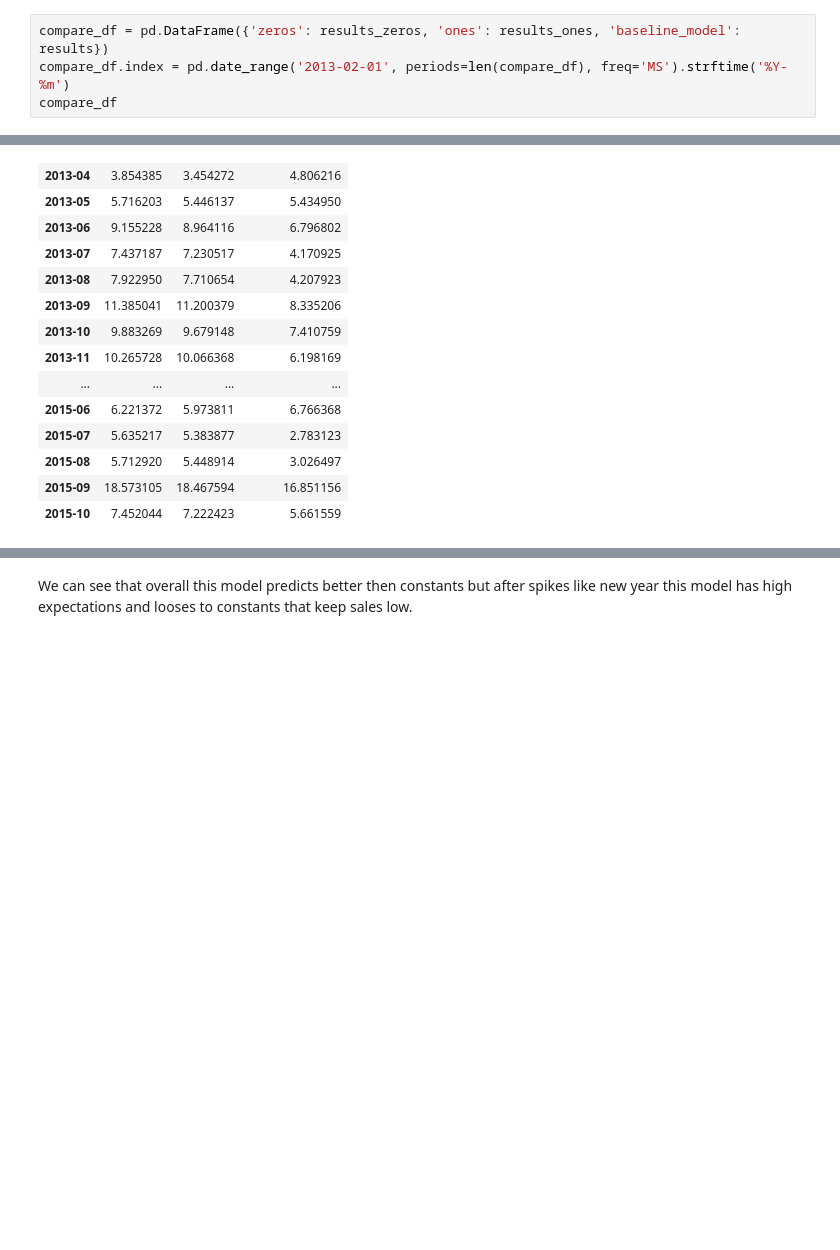
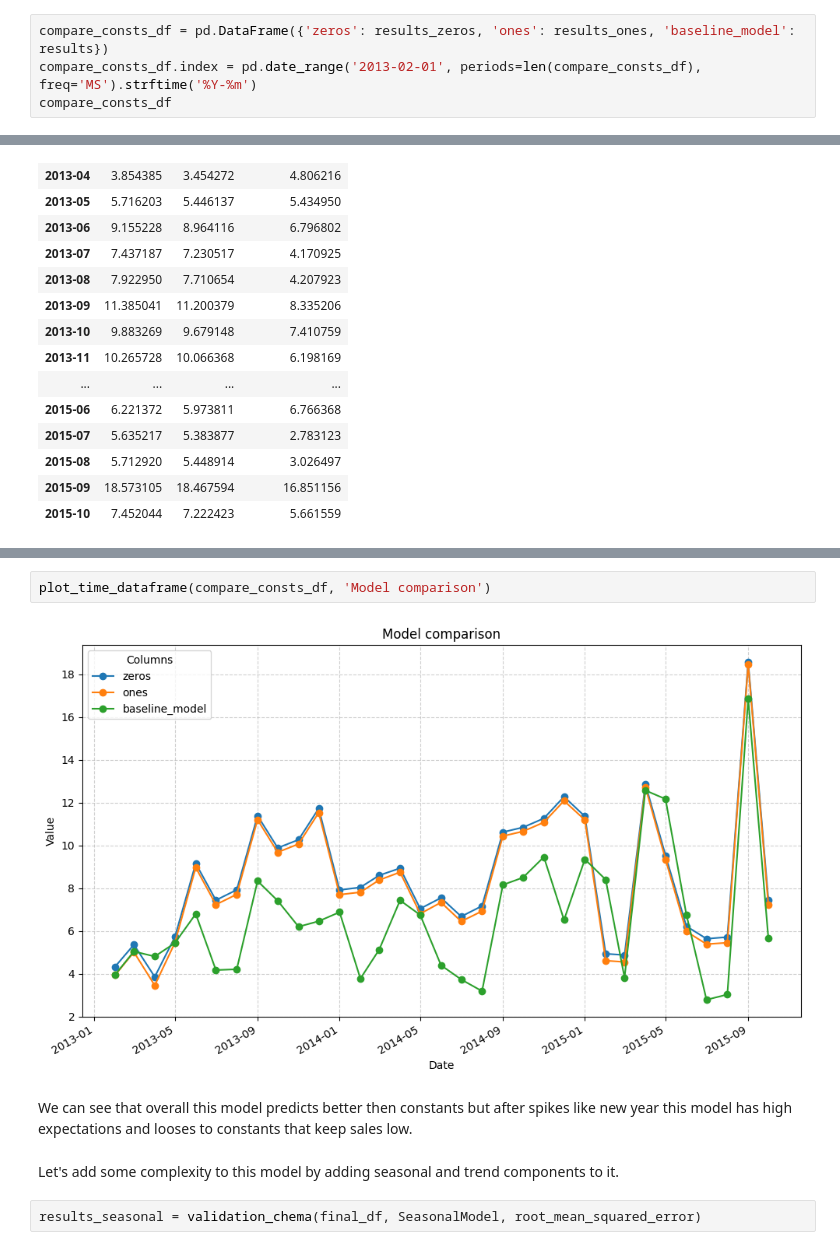
Before and after one commit to serega-maslo/Predict-Future-Sales, a Jupyter notebook: notebooks/baseline_model_evaluation.ipynb, the cells around one changed output, grey strips where cells are left out. Saved outputs shown, nothing was run; the diff lists cells and outputs as text; blank space fills up the shorter version.

```diff
--- a/notebooks/baseline_model_evaluation.ipynb
+++ b/notebooks/baseline_model_evaluation.ipynb
@@ -76,9 +77,9 @@ class OnesModel:
 
 results_ones = validation_chema(final_df, OnesModel, root_mean_squared_error)
 # %%
-compare_df = pd.DataFrame({'zeros': results_zeros, 'ones': results_ones, 'baseline_model': results})
-compare_df.index = pd.date_range('2013-02-01', periods=len(compare_df), freq='MS').strftime('%Y-%m')
-compare_df
+compare_consts_df = pd.DataFrame({'zeros': results_zeros, 'ones': results_ones, 'baseline_model': results})
+compare_consts_df.index = pd.date_range('2013-02-01', periods=len(compare_consts_df), freq='MS').strftime('%Y-%m')
+compare_consts_df
 # %% [output]
 |  | zeros | ones | baseline_model |
 | 2013-02 | 4.329915 | 3.933574 | 3.952906 |
@@ -104,5 +105,13 @@ zeros             8.519044
 ones              8.289650
 baseline_model    6.609165
 dtype: float64
+# %%
+plot_time_dataframe(compare_consts_df, 'Model comparison')
+# %% [output]
+[figure, added]
 # %% [markdown]
 We can see that overall this model predicts better then constants but after spikes like new year this model has high expectations and looses to constants that keep sales low.
+# %% [markdown]
+Let's add some complexity to this model by adding seasonal and trend components to it.
+# %%
+results_seasonal = validation_chema(final_df, SeasonalModel, root_mean_squared_error)
```
Also changed, not shown: parts of 8 cells of this notebook, 2 other files.
